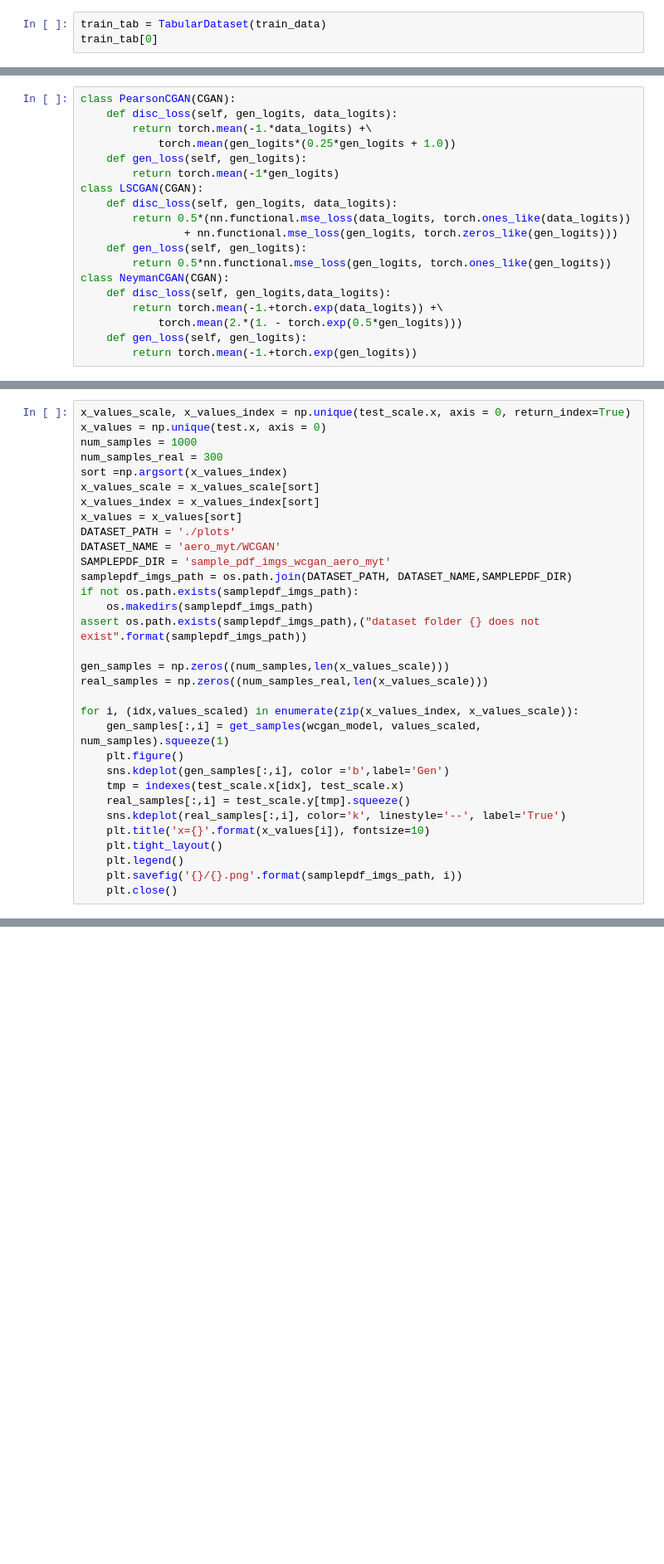
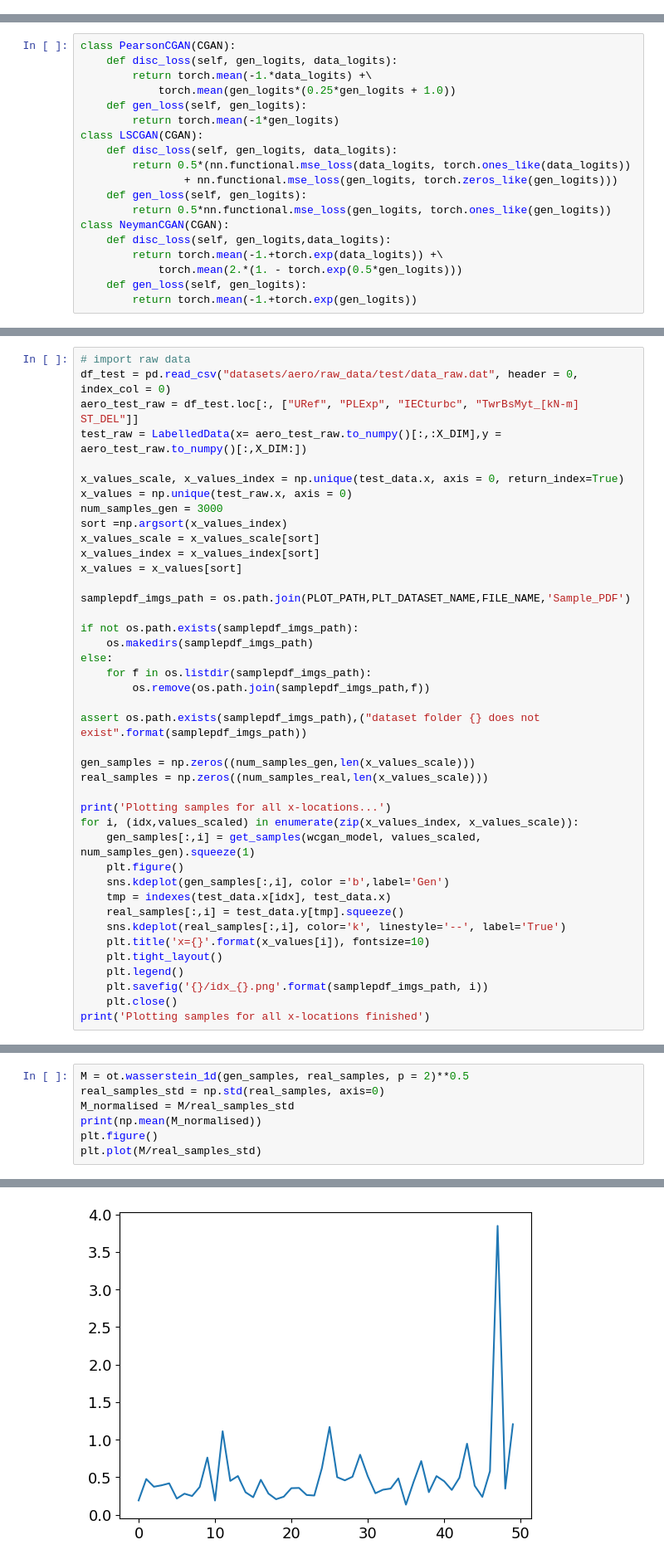
Before and after one commit to ltyap/MSc-Thesis, a Jupyter notebook: WCGAN_implementation_aero.ipynb, the cells around one changed output, grey strips where cells are left out. Shown at 83% size. Drawn from its saved outputs; the diff is of its cells as text; blank space fills up the shorter version.

Commit message:
updated wcgan

```diff
--- a/WCGAN_implementation_aero.ipynb
+++ b/WCGAN_implementation_aero.ipynb
@@ -149,3 +69,0 @@ test_data = splits['test']
-# %%
-train_tab = TabularDataset(train_data)
-train_tab[0]
@@ -764,32 +770,41 @@ best epoch:%g 539
 # %%
-x_values_scale, x_values_index = np.unique(test_scale.x, axis = 0, return_index=True)
-x_values = np.unique(test.x, axis = 0)
-num_samples = 1000
-num_samples_real = 300
+# import raw data
+df_test = pd.read_csv("datasets/aero/raw_data/test/data_raw.dat", header = 0, index_col = 0)
+aero_test_raw = df_test.loc[:, ["URef", "PLExp", "IECturbc", "TwrBsMyt_[kN-m] ST_DEL"]]
+test_raw = LabelledData(x= aero_test_raw.to_numpy()[:,:X_DIM],y = aero_test_raw.to_numpy()[:,X_DIM:])
+
+x_values_scale, x_values_index = np.unique(test_data.x, axis = 0, return_index=True)
+x_values = np.unique(test_raw.x, axis = 0)
+num_samples_gen = 3000
 sort =np.argsort(x_values_index)
 x_values_scale = x_values_scale[sort]
 x_values_index = x_values_index[sort]
 x_values = x_values[sort]
-DATASET_PATH = './plots'
-DATASET_NAME = 'aero_myt/WCGAN'
-SAMPLEPDF_DIR = 'sample_pdf_imgs_wcgan_aero_myt'
-samplepdf_imgs_path = os.path.join(DATASET_PATH, DATASET_NAME,SAMPLEPDF_DIR)
+
+samplepdf_imgs_path = os.path.join(PLOT_PATH,PLT_DATASET_NAME,FILE_NAME,'Sample_PDF')
+
 if not os.path.exists(samplepdf_imgs_path):
     os.makedirs(samplepdf_imgs_path)
+else:
+    for f in os.listdir(samplepdf_imgs_path):
+        os.remove(os.path.join(samplepdf_imgs_path,f))
+
 assert os.path.exists(samplepdf_imgs_path),("dataset folder {} does not exist".format(samplepdf_imgs_path))
 
-gen_samples = np.zeros((num_samples,len(x_values_scale)))
+gen_samples = np.zeros((num_samples_gen,len(x_values_scale)))
 real_samples = np.zeros((num_samples_real,len(x_values_scale)))
 
+print('Plotting samples for all x-locations...')
 for i, (idx,values_scaled) in enumerate(zip(x_values_index, x_values_scale)):
-    gen_samples[:,i] = get_samples(wcgan_model, values_scaled, num_samples).squeeze(1)
+    gen_samples[:,i] = get_samples(wcgan_model, values_scaled, num_samples_gen).squeeze(1)
     plt.figure()
     sns.kdeplot(gen_samples[:,i], color ='b',label='Gen')
-    tmp = indexes(test_scale.x[idx], test_scale.x)
-    real_samples[:,i] = test_scale.y[tmp].squeeze()
+    tmp = indexes(test_data.x[idx], test_data.x)
+    real_samples[:,i] = test_data.y[tmp].squeeze()
     sns.kdeplot(real_samples[:,i], color='k', linestyle='--', label='True')
     plt.title('x={}'.format(x_values[i]), fontsize=10)
     plt.tight_layout()
     plt.legend()
-    plt.savefig('{}/{}.png'.format(samplepdf_imgs_path, i))
+    plt.savefig('{}/idx_{}.png'.format(samplepdf_imgs_path, i))
     plt.close()
+print('Plotting samples for all x-locations finished')
@@ -795,0 +814,8 @@ for i, (idx,values_scaled) in enumerate(zip(x_values_index, x_values_scale)):
+# %%
+M = ot.wasserstein_1d(gen_samples, real_samples, p = 2)**0.5
+real_samples_std = np.std(real_samples, axis=0)
+M_normalised = M/real_samples_std
+print(np.mean(M_normalised))
+plt.figure()
+plt.plot(M/real_samples_std)
+# %% [output]
@@ -795,0 +824 @@ for i, (idx,values_scaled) in enumerate(zip(x_values_index, x_values_scale)):
+[figure, added]
```
Also changed, not shown: parts of 15 cells of this notebook, 8 other files.
